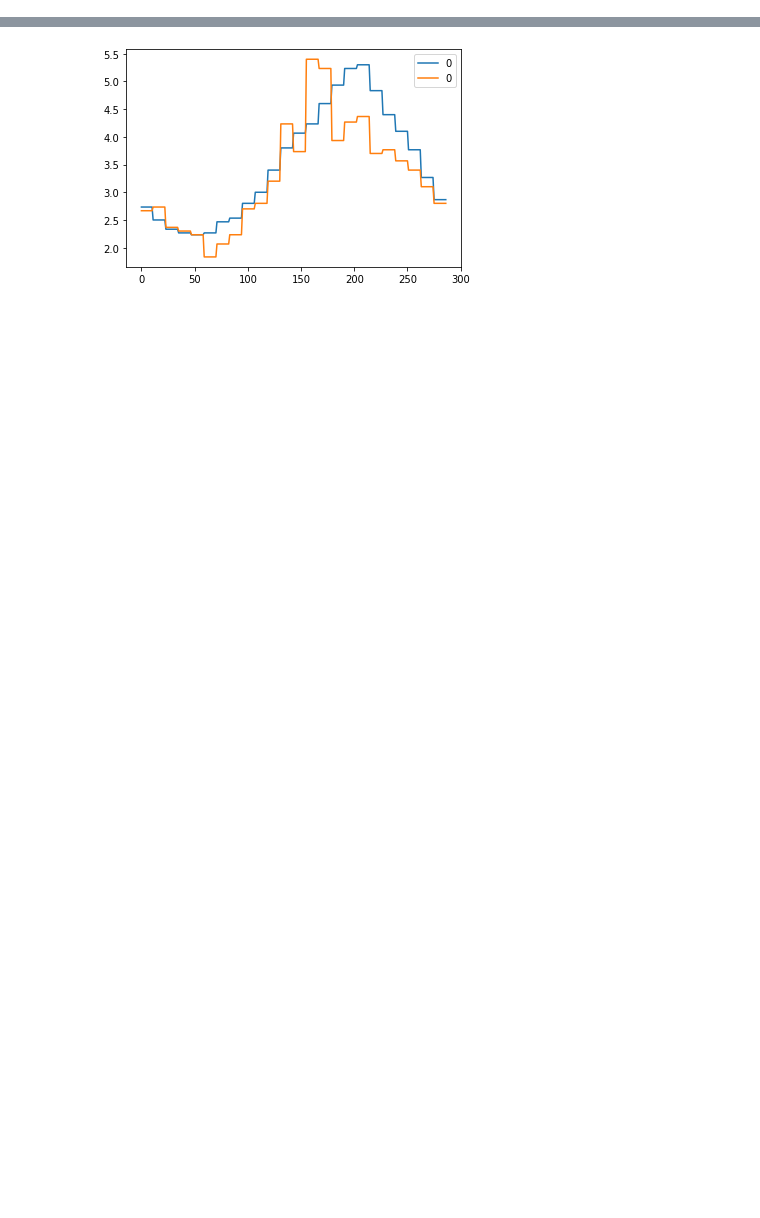
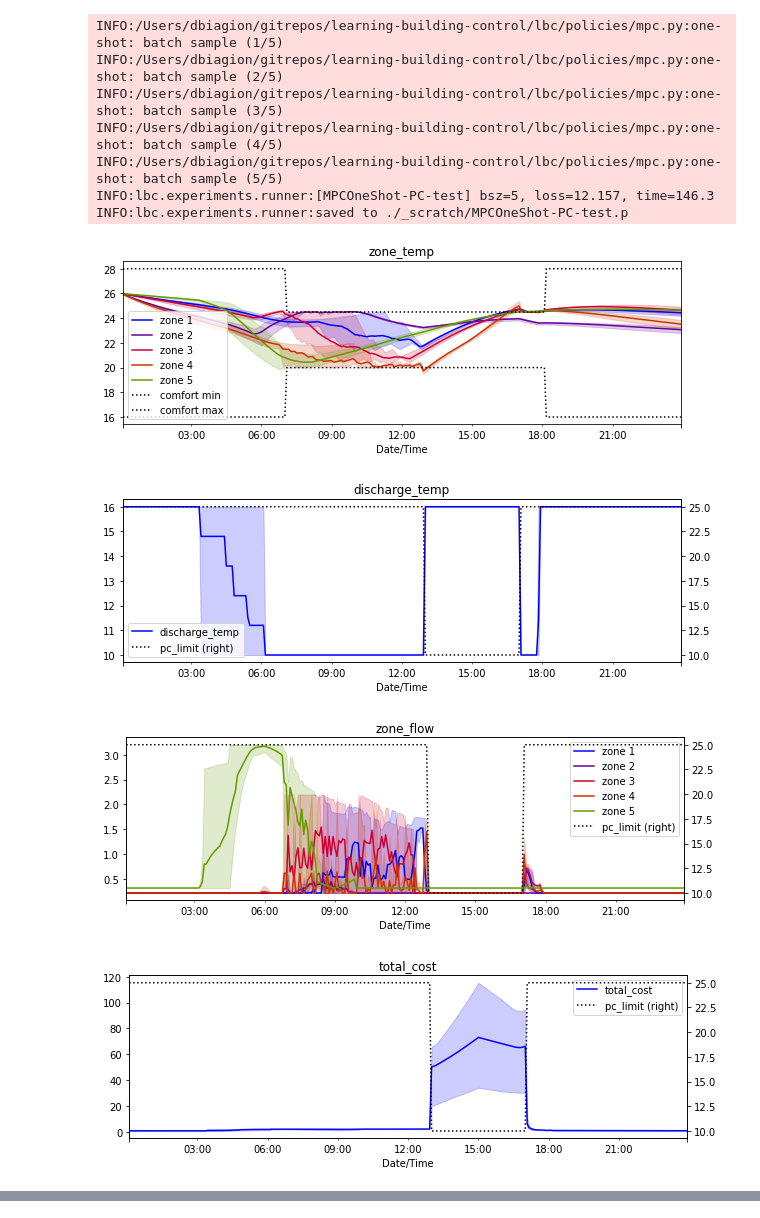
Before and after one commit to NREL/learning-building-control, a Jupyter notebook: notebooks/run-policy.ipynb, the cells around one changed output, grey strips where cells are left out. Saved outputs shown, nothing was run; the diff lists cells and outputs as text; code cells hidden in the pictures; blank space fills up the shorter version.

Commit message:
examples of running all policies in notebook (except RBC -- TODO)

```diff
--- a/notebooks/run-policy.ipynb
+++ b/notebooks/run-policy.ipynb
@@ -50,0 +20,3 @@ INFO:lbc.experiments.runner:saved to ./_scratch/MPCOneShot-RTP-test.p
+# %%
+dr = "PC"
+configs = make_configs(dr, batch_size=5, lookahead=4)
@@ -50,0 +25,19 @@ INFO:lbc.experiments.runner:saved to ./_scratch/MPCOneShot-RTP-test.p
+# %%
+config = configs["MPCOneShot"]
+
+runner0 = MPCOneShotRunner(**config)
+loss0, rollout0, meta0 = runner0.run()
+
+_, df, figs = run_analysis(rollout0, dr, secondary=True)
+# %% [output]
+INFO:/Users/dbiagion/gitrepos/learning-building-control/lbc/policies/mpc.py:one-shot: batch sample (1/5)
+INFO:/Users/dbiagion/gitrepos/learning-building-control/lbc/policies/mpc.py:one-shot: batch sample (2/5)
+INFO:/Users/dbiagion/gitrepos/learning-building-control/lbc/policies/mpc.py:one-shot: batch sample (3/5)
+INFO:/Users/dbiagion/gitrepos/learning-building-control/lbc/policies/mpc.py:one-shot: batch sample (4/5)
+INFO:/Users/dbiagion/gitrepos/learning-building-control/lbc/policies/mpc.py:one-shot: batch sample (5/5)
+INFO:lbc.experiments.runner:[MPCOneShot-PC-test] bsz=5, loss=12.157, time=146.3
+INFO:lbc.experiments.runner:saved to ./_scratch/MPCOneShot-PC-test.p
+[figure, added]
+[figure, added]
+[figure, added]
+[figure, added]
@@ -51,6 +48,3 @@ INFO:lbc.experiments.runner:saved to ./_scratch/MPCOneShot-RTP-test.p
 # %%
-fig, ax = plt.subplots()
-_ = pd.DataFrame(rollout.data["predicted_energy_price"].mean(-1)).plot(ax=ax)
-_ = pd.DataFrame(rollout.data["energy_price"].mean(-1)).plot(ax=ax)
+# _ = pd.DataFrame(rollout1.data["predicted_energy_price"]).plot()
+# _ = pd.DataFrame(rollout1.data["energy_price"]).plot()
-# %% [output]
-[figure, removed]
```
Also changed, not shown: parts of 20 cells of this notebook, 7 other files.
